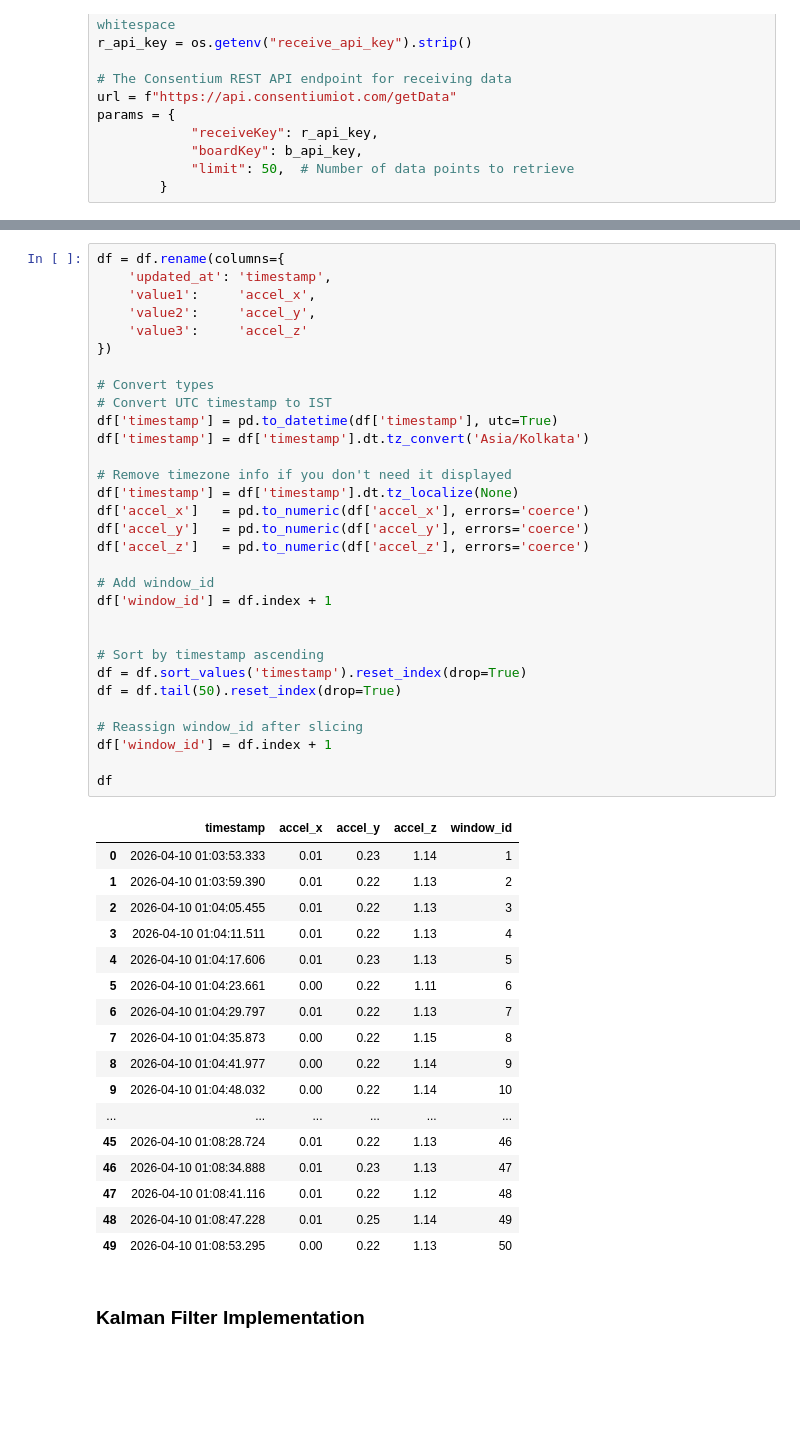
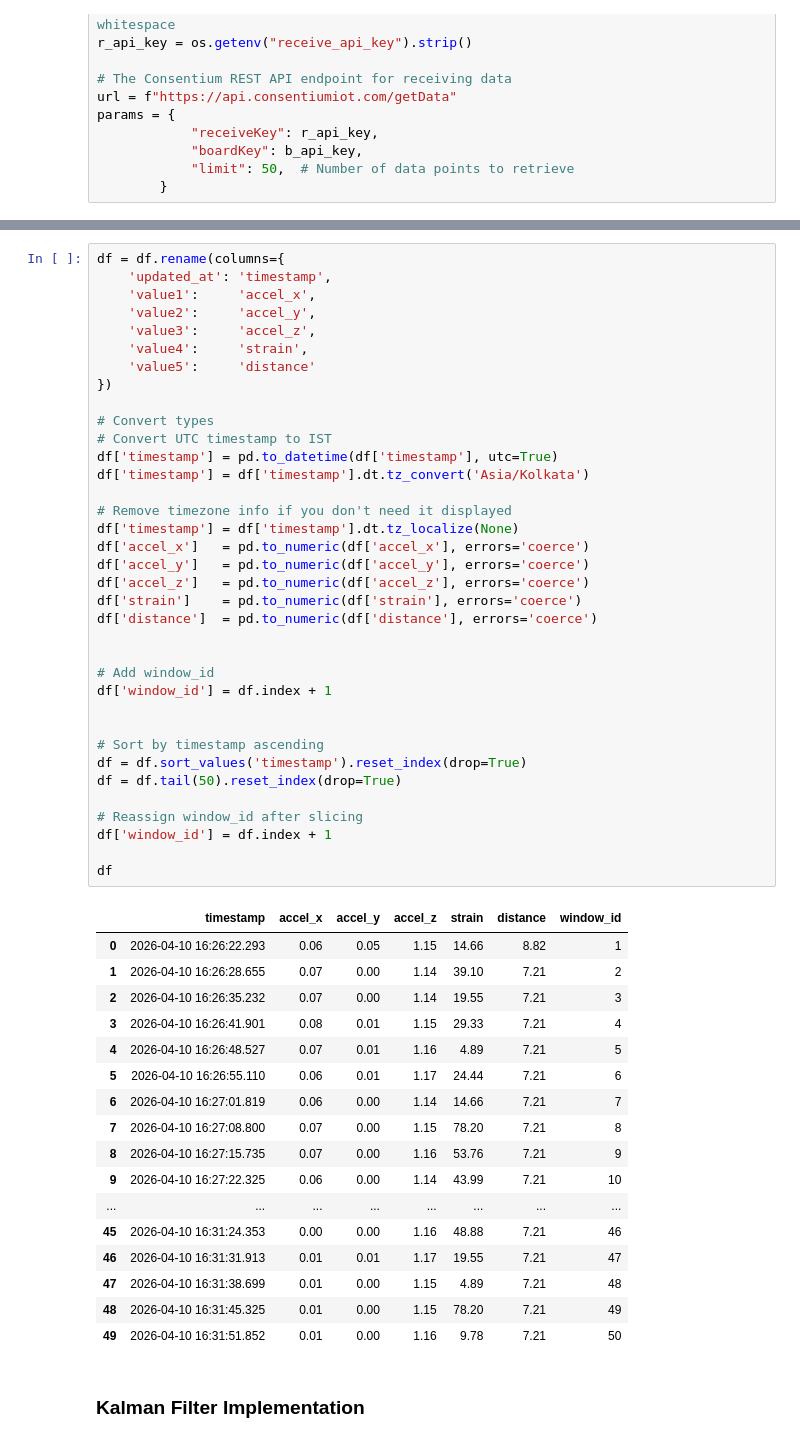
Before and after one commit to neel-09/bridge_twin, a Jupyter notebook: notebook/doc1.ipynb, the cells around one changed output, grey strips where cells are left out. Saved outputs shown, nothing was run; the diff lists cells and outputs as text; blank space fills up the shorter version.

```diff
--- a/notebook/doc1.ipynb
+++ b/notebook/doc1.ipynb
@@ -59,51 +59,56 @@ Total rows : 142
 df = df.rename(columns={
     'updated_at': 'timestamp',
     'value1':     'accel_x',
     'value2':     'accel_y',
-    'value3':     'accel_z'
+    'value3':     'accel_z',
+    'value4':     'strain',
+    'value5':     'distance'
 })
 
 # Convert types
 # Convert UTC timestamp to IST
 df['timestamp'] = pd.to_datetime(df['timestamp'], utc=True)
 df['timestamp'] = df['timestamp'].dt.tz_convert('Asia/Kolkata')
 
 # Remove timezone info if you don't need it displayed
 df['timestamp'] = df['timestamp'].dt.tz_localize(None)
 df['accel_x']   = pd.to_numeric(df['accel_x'], errors='coerce')
 df['accel_y']   = pd.to_numeric(df['accel_y'], errors='coerce')
 df['accel_z']   = pd.to_numeric(df['accel_z'], errors='coerce')
+df['strain']    = pd.to_numeric(df['strain'], errors='coerce')
+df['distance']  = pd.to_numeric(df['distance'], errors='coerce')
+
 
 # Add window_id
 df['window_id'] = df.index + 1
 
 
 # Sort by timestamp ascending
 df = df.sort_values('timestamp').reset_index(drop=True)
 df = df.tail(50).reset_index(drop=True)
 
 # Reassign window_id after slicing
 df['window_id'] = df.index + 1
 
 df
 # %% [output]
-|  | timestamp | accel_x | accel_y | accel_z | window_id |
-| 0 | 2026-04-10 01:03:53.333 | 0.01 | 0.23 | 1.14 | 1 |
-| 1 | 2026-04-10 01:03:59.390 | 0.01 | 0.22 | 1.13 | 2 |
-| 2 | 2026-04-10 01:04:05.455 | 0.01 | 0.22 | 1.13 | 3 |
-| 3 | 2026-04-10 01:04:11.511 | 0.01 | 0.22 | 1.13 | 4 |
-| 4 | 2026-04-10 01:04:17.606 | 0.01 | 0.23 | 1.13 | 5 |
-| 5 | 2026-04-10 01:04:23.661 | 0.00 | 0.22 | 1.11 | 6 |
-| 6 | 2026-04-10 01:04:29.797 | 0.01 | 0.22 | 1.13 | 7 |
-| 7 | 2026-04-10 01:04:35.873 | 0.00 | 0.22 | 1.15 | 8 |
-| 8 | 2026-04-10 01:04:41.977 | 0.00 | 0.22 | 1.14 | 9 |
-| 9 | 2026-04-10 01:04:48.032 | 0.00 | 0.22 | 1.14 | 10 |
-| ... | ... | ... | ... | ... | ... |
-| 45 | 2026-04-10 01:08:28.724 | 0.01 | 0.22 | 1.13 | 46 |
-| 46 | 2026-04-10 01:08:34.888 | 0.01 | 0.23 | 1.13 | 47 |
-| 47 | 2026-04-10 01:08:41.116 | 0.01 | 0.22 | 1.12 | 48 |
-| 48 | 2026-04-10 01:08:47.228 | 0.01 | 0.25 | 1.14 | 49 |
-| 49 | 2026-04-10 01:08:53.295 | 0.00 | 0.22 | 1.13 | 50 |
+|  | timestamp | accel_x | accel_y | accel_z | strain | distance | window_id |
+| 0 | 2026-04-10 16:26:22.293 | 0.06 | 0.05 | 1.15 | 14.66 | 8.82 | 1 |
+| 1 | 2026-04-10 16:26:28.655 | 0.07 | 0.00 | 1.14 | 39.10 | 7.21 | 2 |
+| 2 | 2026-04-10 16:26:35.232 | 0.07 | 0.00 | 1.14 | 19.55 | 7.21 | 3 |
+| 3 | 2026-04-10 16:26:41.901 | 0.08 | 0.01 | 1.15 | 29.33 | 7.21 | 4 |
+| 4 | 2026-04-10 16:26:48.527 | 0.07 | 0.01 | 1.16 | 4.89 | 7.21 | 5 |
+| 5 | 2026-04-10 16:26:55.110 | 0.06 | 0.01 | 1.17 | 24.44 | 7.21 | 6 |
+| 6 | 2026-04-10 16:27:01.819 | 0.06 | 0.00 | 1.14 | 14.66 | 7.21 | 7 |
+| 7 | 2026-04-10 16:27:08.800 | 0.07 | 0.00 | 1.15 | 78.20 | 7.21 | 8 |
+| 8 | 2026-04-10 16:27:15.735 | 0.07 | 0.00 | 1.16 | 53.76 | 7.21 | 9 |
+| 9 | 2026-04-10 16:27:22.325 | 0.06 | 0.00 | 1.14 | 43.99 | 7.21 | 10 |
+| ... | ... | ... | ... | ... | ... | ... | ... |
+| 45 | 2026-04-10 16:31:24.353 | 0.00 | 0.00 | 1.16 | 48.88 | 7.21 | 46 |
+| 46 | 2026-04-10 16:31:31.913 | 0.01 | 0.01 | 1.17 | 19.55 | 7.21 | 47 |
+| 47 | 2026-04-10 16:31:38.699 | 0.01 | 0.00 | 1.15 | 4.89 | 7.21 | 48 |
+| 48 | 2026-04-10 16:31:45.325 | 0.01 | 0.00 | 1.15 | 78.20 | 7.21 | 49 |
+| 49 | 2026-04-10 16:31:51.852 | 0.01 | 0.00 | 1.16 | 9.78 | 7.21 | 50 |
 # %% [markdown]
 ### Kalman Filter Implementation
 # %%
```
Also changed, not shown: parts of 17 cells of this notebook, 9 other files.
